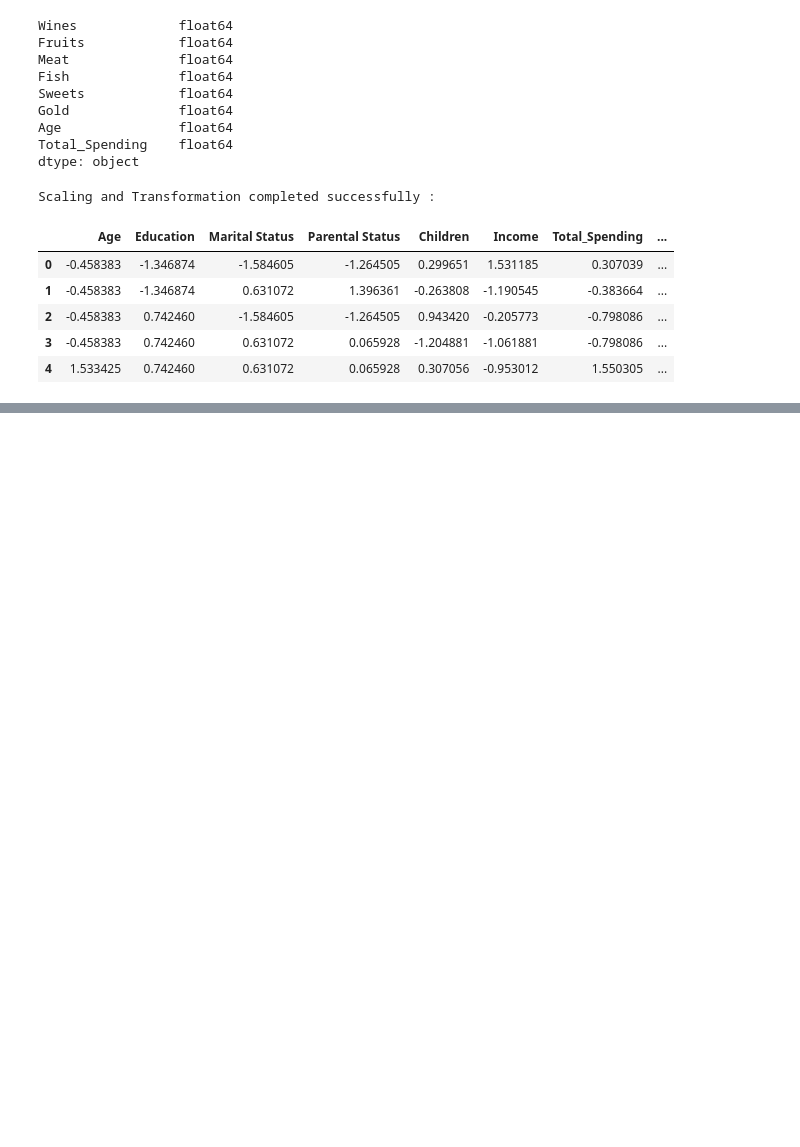
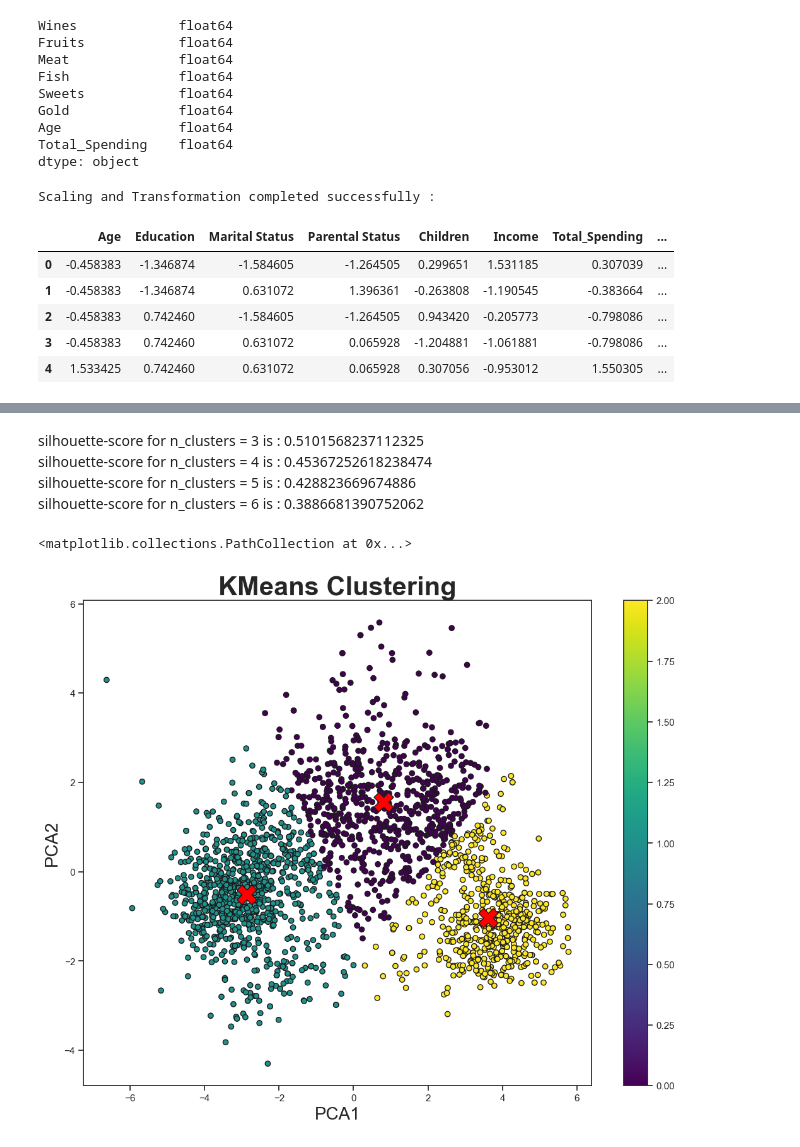
Before and after one commit to ShivamKumarSrivastava/Customer-Categorization, a Jupyter notebook: Notebook/Feature_Engineering_and_Clustering.ipynb, the cells around one changed output, grey strips where cells are left out. Saved outputs shown, nothing was run; the diff lists cells and outputs as text; code cells hidden in the pictures; blank space fills up the shorter version.

```diff
--- a/Notebook/Feature_Engineering_and_Clustering.ipynb
+++ b/Notebook/Feature_Engineering_and_Clustering.ipynb
@@ -324,0 +531,5 @@ Scaling and Transformation completed successfully :
+# %% [markdown]
+silhouette-score for n_clusters = 3 is : 0.5101568237112325
+silhouette-score for n_clusters = 4 is : 0.45367252618238474
+silhouette-score for n_clusters = 5 is : 0.428823669674886
+silhouette-score for n_clusters = 6 is : 0.3886681390752062
@@ -324,0 +538,17 @@ Scaling and Transformation completed successfully :
+# %%
+# Fitting the model to reduced data
+model = KMeans(n_clusters=3).fit(pcadf)
+model_labels = model.labels_
+model_centers = model.cluster_centers_
+# %%
+# Plotting the clusters
+plt.figure(figsize=(13,10))
+plt.title('KMeans Clustering',weight='bold', size=30)
+plt.xlabel('PCA1', size=20)
+plt.ylabel('PCA2', size=20)
+scatter = plt.scatter(x=pcadf['PCA1'], y=pcadf['PCA2'], c=model_labels, cmap='viridis', ec='k')
+plt.colorbar(scatter)
+plt.scatter(model_centers[:,0], model_centers[:,1], c='red', s=500, marker='X', ec='k')
+# %% [output]
+<matplotlib.collections.PathCollection at 0x...>
+[figure, added]
```
Also changed, not shown: parts of 13 cells of this notebook.
